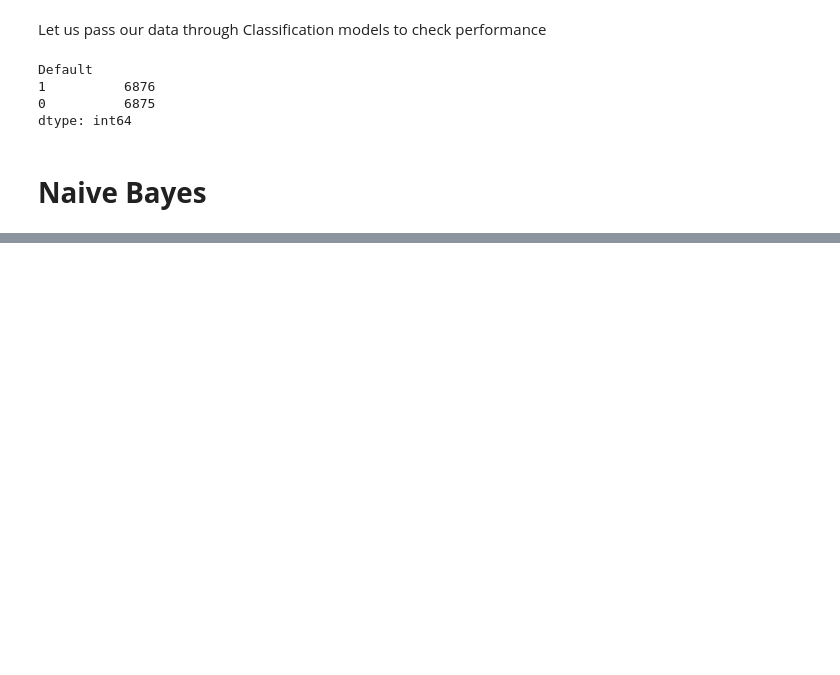
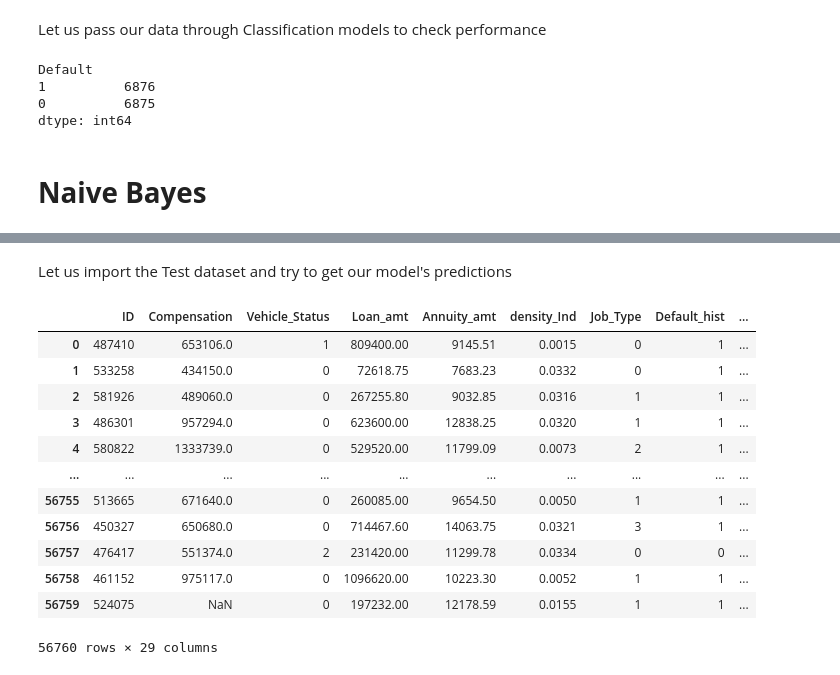
Before and after one commit to siiddd/TVSHackathon, a Jupyter notebook: Siddharth.ipynb, the cells around one changed output, grey strips where cells are left out. Saved outputs shown, nothing was run; the diff lists cells and outputs as text; code cells hidden in the pictures; blank space fills up the shorter version.

```diff
--- a/Siddharth.ipynb
+++ b/Siddharth.ipynb
@@ -188,0 +189,49 @@ classification_report(y_test, y_pred)
+# %% [markdown]
+Let us import the Test dataset and try to get our model's predictions
+# %%
+test = pd.read_csv('https://raw.githubusercontent.com/siiddd/TVSHackathon/main/test.csv')
+# %%
+def prep(z):
+  z = z.loc[:, ['ID', 'Compensation','Vehicle_Status','Loan_amt','Annuity_amt','density_Ind','Job_Type','Default_hist','Prop_List','Home_Appliances','Region_Type','Credit_Inq','Education_det','Marital_Stat','Gen','Credit_Lnks','Experience','Income_Alt','Ph.No', 'Type_Loan','Dependents','Company_Rating','Region','Age','Addr_permanent','Permanent_Addr_tag','c1_rated','c2_rated','Contact_age','Product_bought']]
+  from sklearn.preprocessing import LabelEncoder
+
+  labelencoder = LabelEncoder()
+
+  z['Vehicle_Status'] = labelencoder.fit_transform(z['Vehicle_Status'])
+  z['Job_Type'] = labelencoder.fit_transform(z['Job_Type'])
+  z['Default_hist'] = labelencoder.fit_transform(z['Default_hist'])
+  z['Prop_List'] = labelencoder.fit_transform(z['Prop_List'])
+  z['Region_Type'] = labelencoder.fit_transform(z['Region_Type'])
+  z['Credit_Inq'] = labelencoder.fit_transform(z['Credit_Inq'])
+  z['Education_det'] = labelencoder.fit_transform(z['Education_det'])
+  z['Marital_Stat'] = labelencoder.fit_transform(z['Marital_Stat'])
+  z['Gen'] = labelencoder.fit_transform(z['Gen'])
+  z['Credit_Lnks'] = labelencoder.fit_transform(z['Credit_Lnks'])
+  z['Income_Alt'] = labelencoder.fit_transform(z['Income_Alt'])
+  z['Ph.No'] = labelencoder.fit_transform(z['Ph.No'])
+  z['Type_Loan'] = labelencoder.fit_transform(z['Type_Loan'])
+  z['Dependents'] = labelencoder.fit_transform(z['Dependents'])
+  z['Company_Rating'] = labelencoder.fit_transform(z['Company_Rating'])
+  z['Region'] = labelencoder.fit_transform(z['Region'])
+  z['Addr_permanent'] = labelencoder.fit_transform(z['Addr_permanent'])
+  z['Permanent_Addr_tag'] = labelencoder.fit_transform(z['Permanent_Addr_tag'])
+
+  z = z.drop(columns = 'c2_rated', axis = 1)
+
+  return z
+# %%
+prep(test)
+# %% [output]
+|  | ID | Compensation | Vehicle_Status | Loan_amt | Annuity_amt | density_Ind | Job_Type | Default_hist | ... |
+| 0 | 487410 | 653106.0 | 1 | 809400.00 | 9145.51 | 0.0015 | 0 | 1 | ... |
+| 1 | 533258 | 434150.0 | 0 | 72618.75 | 7683.23 | 0.0332 | 0 | 1 | ... |
+| 2 | 581926 | 489060.0 | 0 | 267255.80 | 9032.85 | 0.0316 | 1 | 1 | ... |
+| 3 | 486301 | 957294.0 | 0 | 623600.00 | 12838.25 | 0.0320 | 1 | 1 | ... |
+| 4 | 580822 | 1333739.0 | 0 | 529520.00 | 11799.09 | 0.0073 | 2 | 1 | ... |
+| ... | ... | ... | ... | ... | ... | ... | ... | ... | ... |
+| 56755 | 513665 | 671640.0 | 0 | 260085.00 | 9654.50 | 0.0050 | 1 | 1 | ... |
+| 56756 | 450327 | 650680.0 | 0 | 714467.60 | 14063.75 | 0.0321 | 3 | 1 | ... |
+| 56757 | 476417 | 551374.0 | 2 | 231420.00 | 11299.78 | 0.0334 | 0 | 0 | ... |
+| 56758 | 461152 | 975117.0 | 0 | 1096620.00 | 10223.30 | 0.0052 | 1 | 1 | ... |
+| 56759 | 524075 | NaN | 0 | 197232.00 | 12178.59 | 0.0155 | 1 | 1 | ... |
+56760 rows × 29 columns
```
Also changed, not shown: parts of 10 cells of this notebook.
